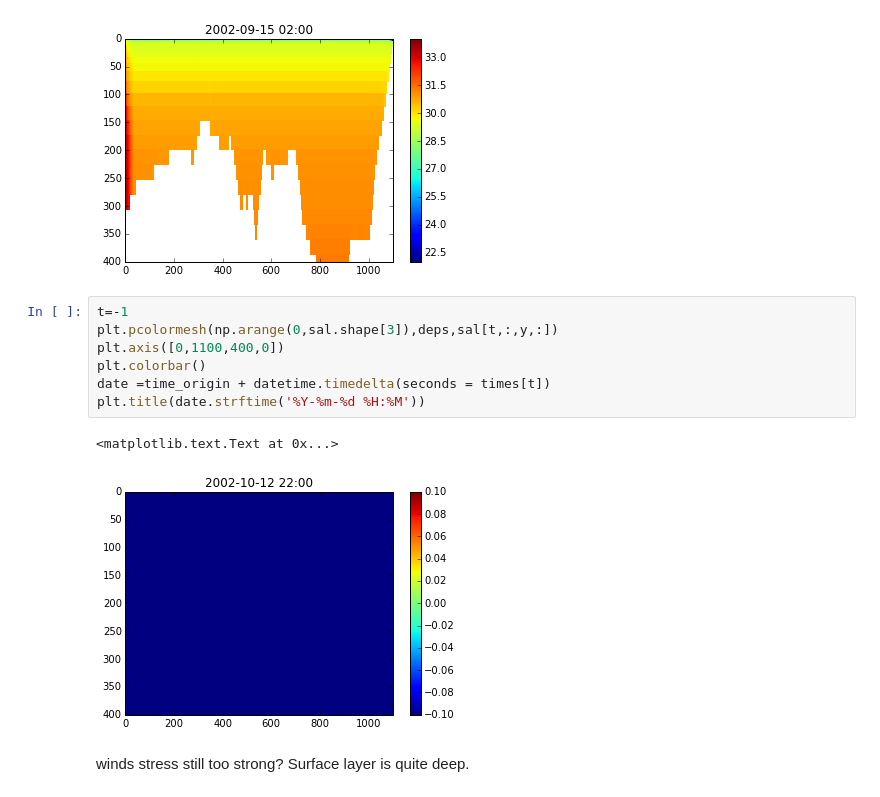
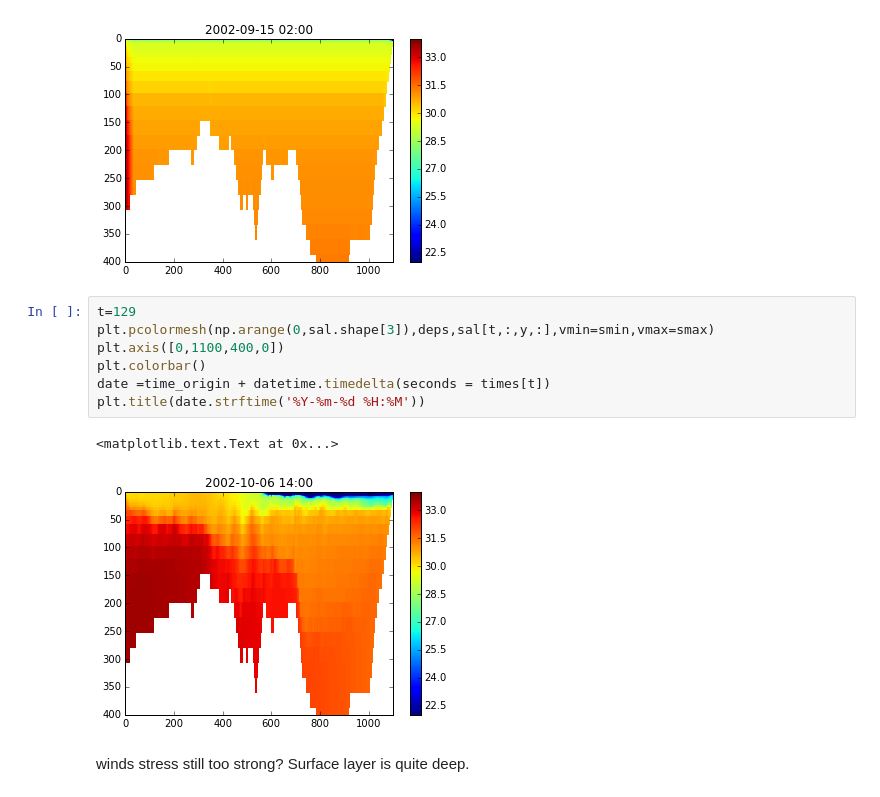
Before and after one commit to SalishSeaCast/2d-domain, a Jupyter notebook: analysis/3.6 Test.ipynb, the cells around one changed output. Cells and saved outputs as stored; diff of their text form.

```diff
--- a/analysis/3.6 Test.ipynb
+++ b/analysis/3.6 Test.ipynb
@@ -53,15 +53,15 @@ plt.colorbar()
 <matplotlib.colorbar.Colorbar instance at 0x...>
 [figure]
 # %%
-t=-1
-plt.pcolormesh(np.arange(0,sal.shape[3]),deps,sal[t,:,y,:])
+t=129
+plt.pcolormesh(np.arange(0,sal.shape[3]),deps,sal[t,:,y,:],vmin=smin,vmax=smax)
 plt.axis([0,1100,400,0])
 plt.colorbar()
 date =time_origin + datetime.timedelta(seconds = times[t])
 plt.title(date.strftime('%Y-%m-%d %H:%M'))
 # %% [output]
 <matplotlib.text.Text at 0x...>
-[figure, old version]
+[figure, new version]
 # %% [markdown]
 winds stress still too strong? Surface layer is quite deep.
 # %% [markdown]
```
Also changed, not shown: parts of 20 cells of this notebook.
